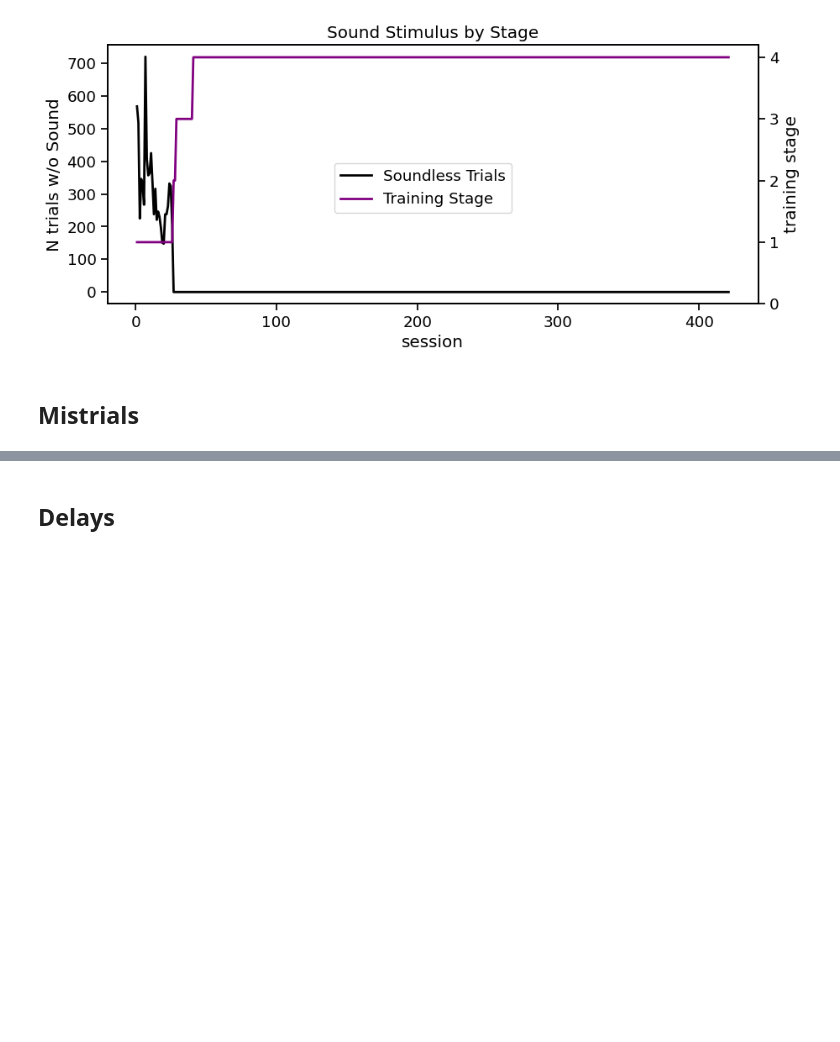
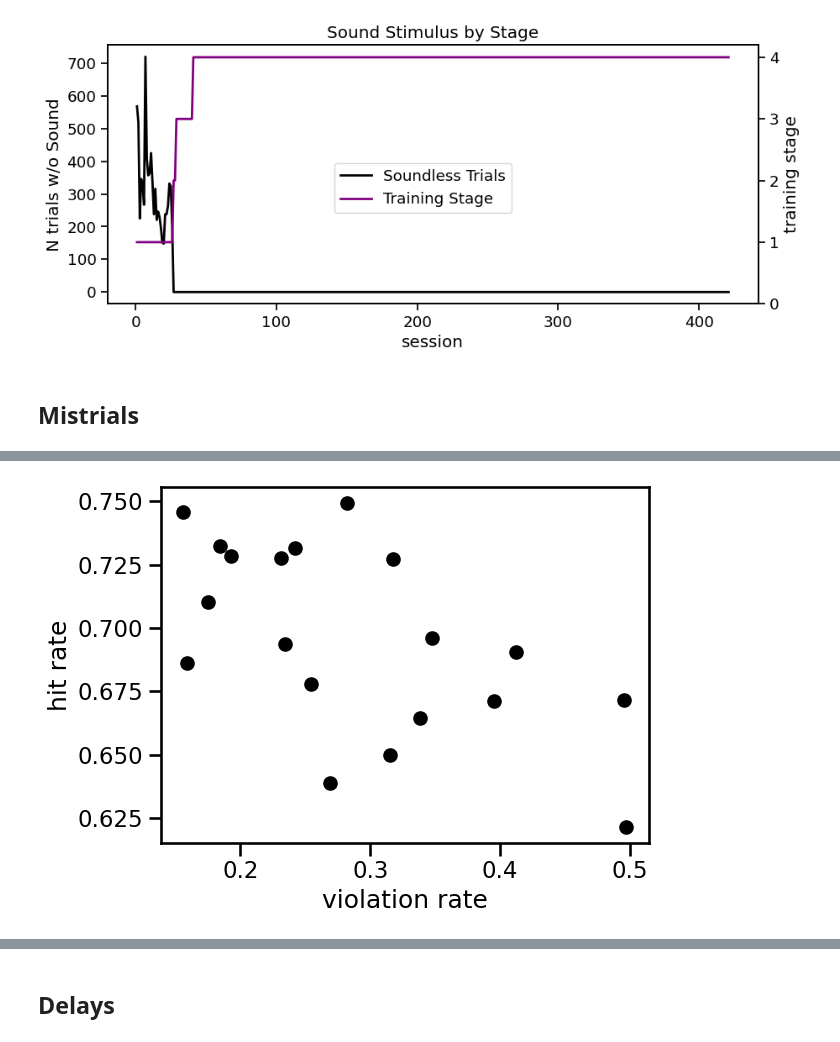
Before and after one commit to jess-breda/violations-multinomial, a Jupyter notebook: explring_dataset.ipynb, the cells around one changed output, grey strips where cells are left out. Cells and saved outputs as stored; diff of their text form; code cells hidden in the pictures; blank space fills up the shorter version.

```diff
--- a/explring_dataset.ipynb
+++ b/explring_dataset.ipynb
@@ -140,0 +242,11 @@ fig.legend(loc="center")
+# %%
+rat_df_w_viols = RAT_DF.query('session <= 200')
+
+plt.scatter(rat_df_w_viols.groupby("subject_id").violation.mean(),rat_df_w_viols.groupby("subject_id").hit.mean(),color="k")
+plt.xlabel("violation rate"), plt.ylabel("hit rate")
+plt.tight_layout()
+
+# for i, txt in enumerate(rat_df_w_viols["subject_id"].unique()):
+#     ax.annotate(txt, rat_df_w_viols.groupby("subject_id").violation.mean()[i], rat_df_w_viols.groupby("subject_id").hit.mean()[i])
+# %% [output]
+[figure, added]
```
Also changed, not shown: parts of 17 cells of this notebook.
